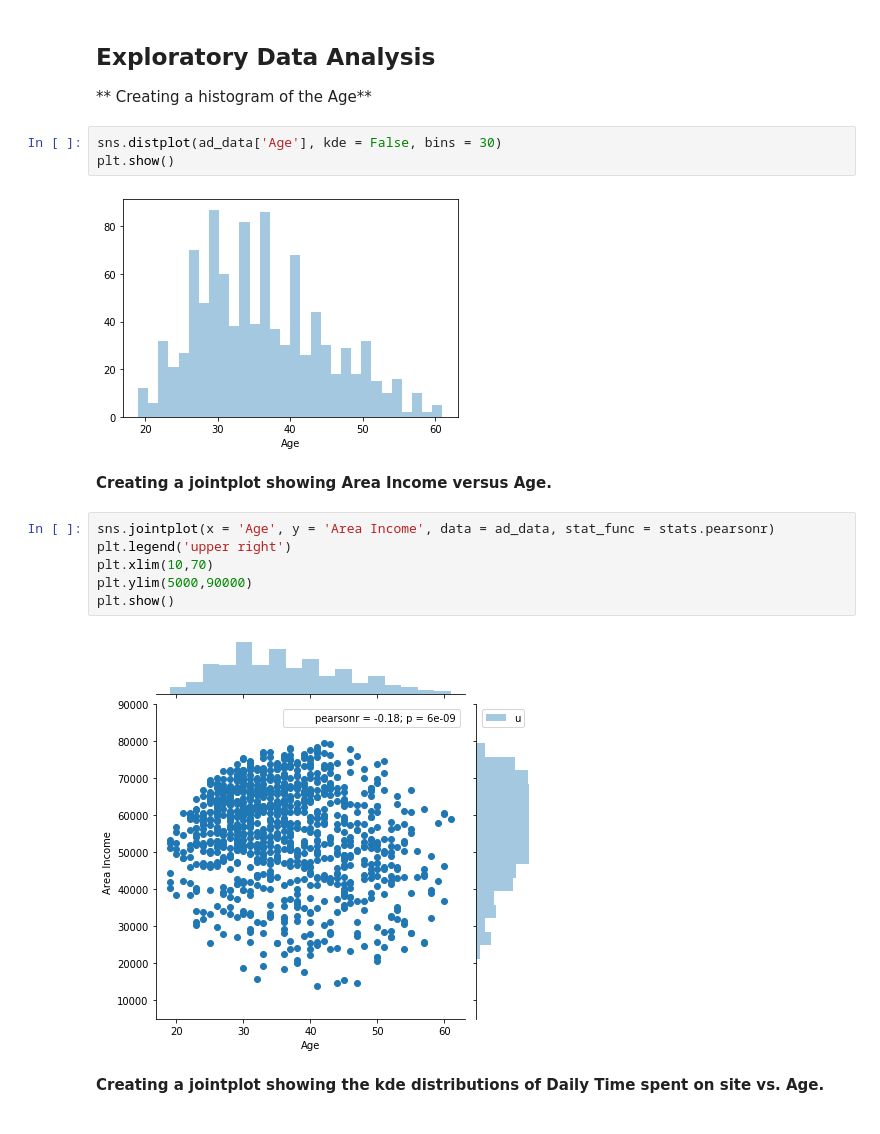
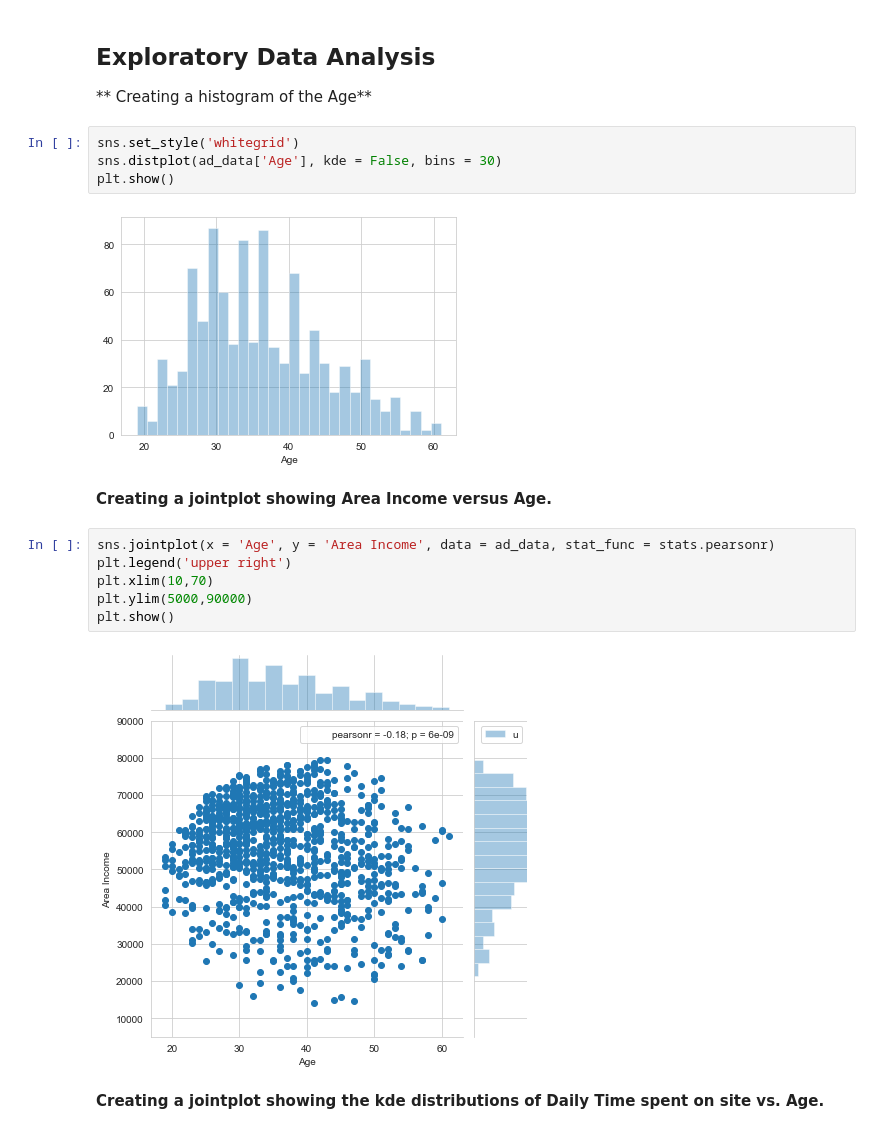
Before and after one commit to SaiGanesh26/Logistic-Regression, a Jupyter notebook: 02-Logistic Regression Project.ipynb, the cells around one changed output. Saved outputs shown, nothing was run; the diff lists cells and outputs as text.

```diff
--- a/02-Logistic Regression Project.ipynb
+++ b/02-Logistic Regression Project.ipynb
@@ -75,10 +75,11 @@ ad_data.describe()
 
 ** Creating a histogram of the Age**
 # %%
+sns.set_style('whitegrid')
 sns.distplot(ad_data['Age'], kde = False, bins = 30)
 plt.show()
 # %% [output]
-[figure, old version]
+[figure, new version]
 # %% [markdown]
 **Creating a jointplot showing Area Income versus Age.**
 # %%
@@ -88,7 +89,7 @@ plt.xlim(10,70)
 plt.ylim(5000,90000)
 plt.show()
 # %% [output]
-[figure, old version]
+[figure, new version]
 # %% [markdown]
 **Creating a jointplot showing the kde distributions of Daily Time spent on site vs. Age.**
 # %%
```
Also changed, not shown: parts of 17 cells of this notebook.
